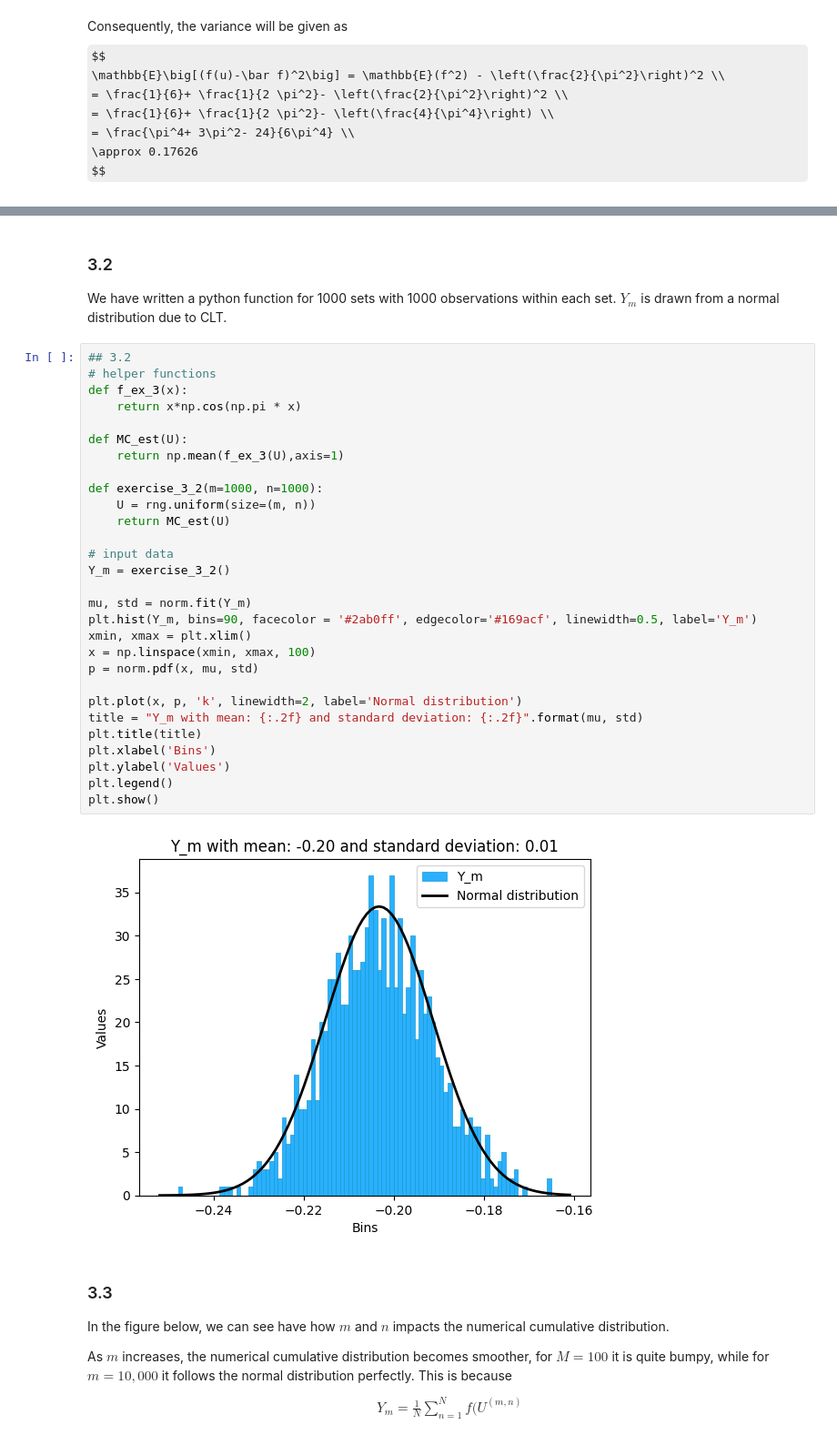
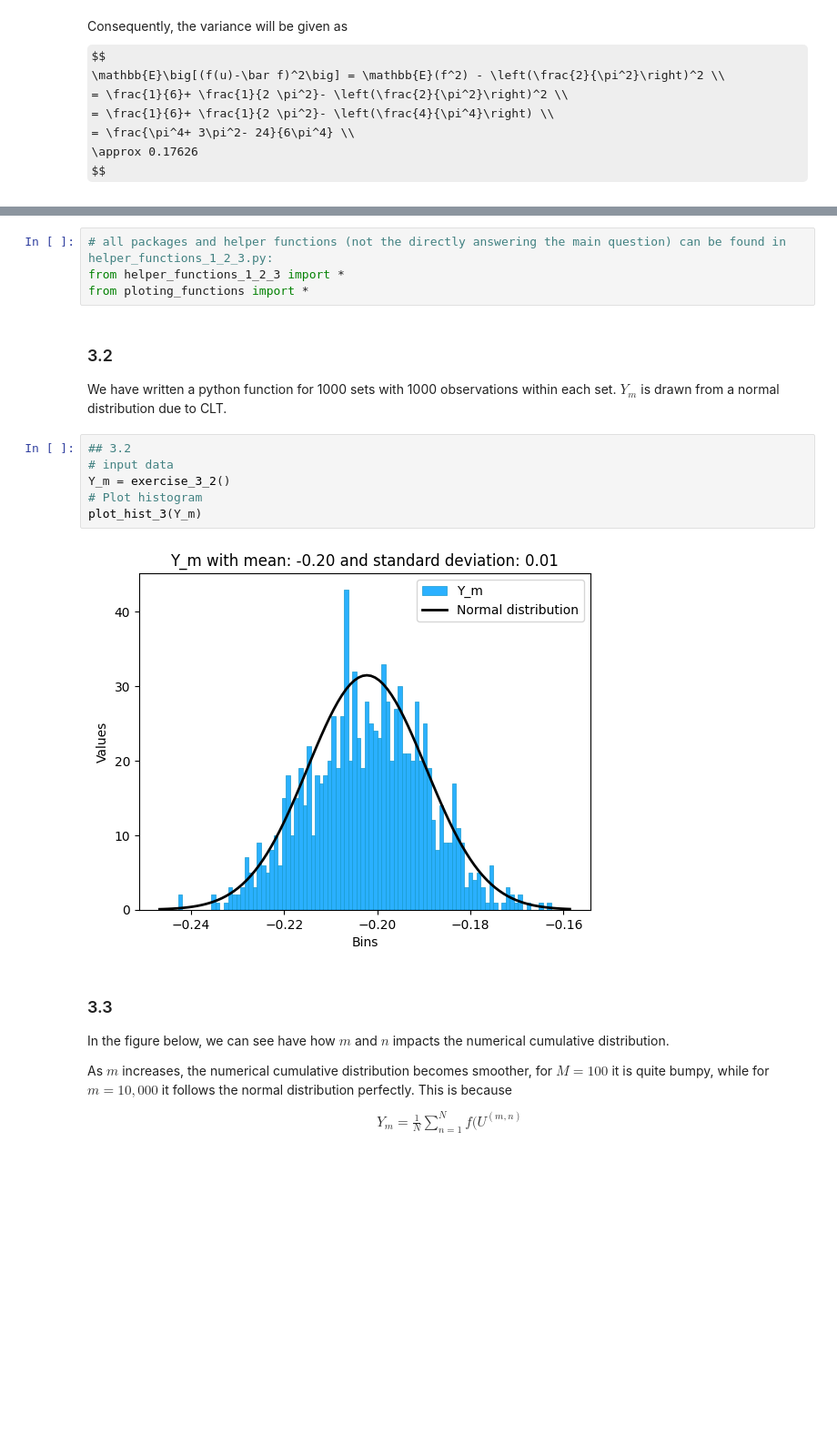
Before and after one commit to math869c/ST463_project, a Jupyter notebook: question_3.ipynb, the cells around one changed output, grey strips where cells are left out. Shown at 91% size. Saved outputs shown, nothing was run; the diff lists cells and outputs as text; some formulas as TeX source; blank space fills up the shorter version.

```diff
--- a/question_3.ipynb
+++ b/question_3.ipynb
@@ -189,37 +148,18 @@ def norm_cdf(x):
+# %%
+# all packages and helper functions (not the directly answering the main question) can be found in helper_functions_1_2_3.py:
+from helper_functions_1_2_3 import *
+from ploting_functions import *
 # %% [markdown]
 ### 3.2
 We have written a python function for 1000 sets with 1000 observations within each set. $Y_m$ is drawn from a normal distribution due to CLT.
 # %%
 ## 3.2
-# helper functions
-def f_ex_3(x):
-    return x*np.cos(np.pi * x)
-
-def MC_est(U):
-    return np.mean(f_ex_3(U),axis=1)
-
-def exercise_3_2(m=1000, n=1000):
-    U = rng.uniform(size=(m, n))
-    return MC_est(U)
-
 # input data
 Y_m = exercise_3_2()
-
-mu, std = norm.fit(Y_m)
-plt.hist(Y_m, bins=90, facecolor = '#2ab0ff', edgecolor='#169acf', linewidth=0.5, label='Y_m')
-xmin, xmax = plt.xlim()
-x = np.linspace(xmin, xmax, 100)
-p = norm.pdf(x, mu, std)
-
-plt.plot(x, p, 'k', linewidth=2, label='Normal distribution')
-title = "Y_m with mean: {:.2f} and standard deviation: {:.2f}".format(mu, std)
-plt.title(title)
-plt.xlabel('Bins')
-plt.ylabel('Values')
-plt.legend()
-plt.show()
+# Plot histogram
+plot_hist_3(Y_m)
 # %% [output]
-[figure, old version]
+[figure, new version]
 # %% [markdown]
 ### 3.3
 In the figure below, we can see have how $m$ and $n$ impacts the numerical cumulative distribution.
```
Also changed, not shown: parts of 9 cells of this notebook, 5 other files.
